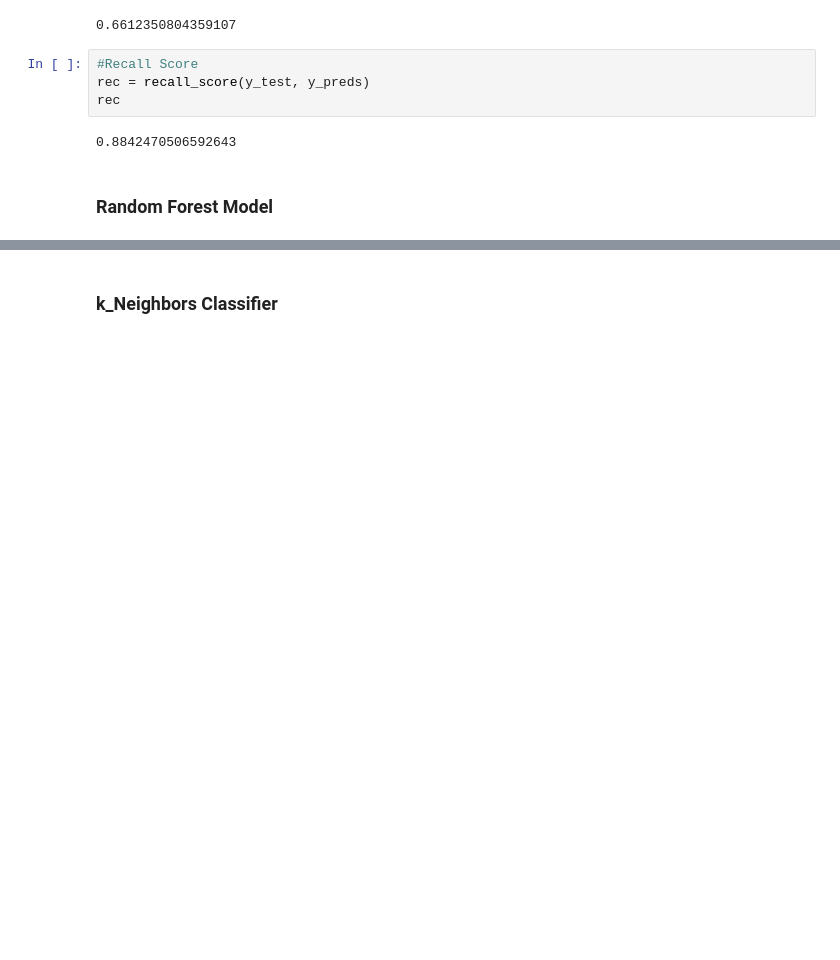
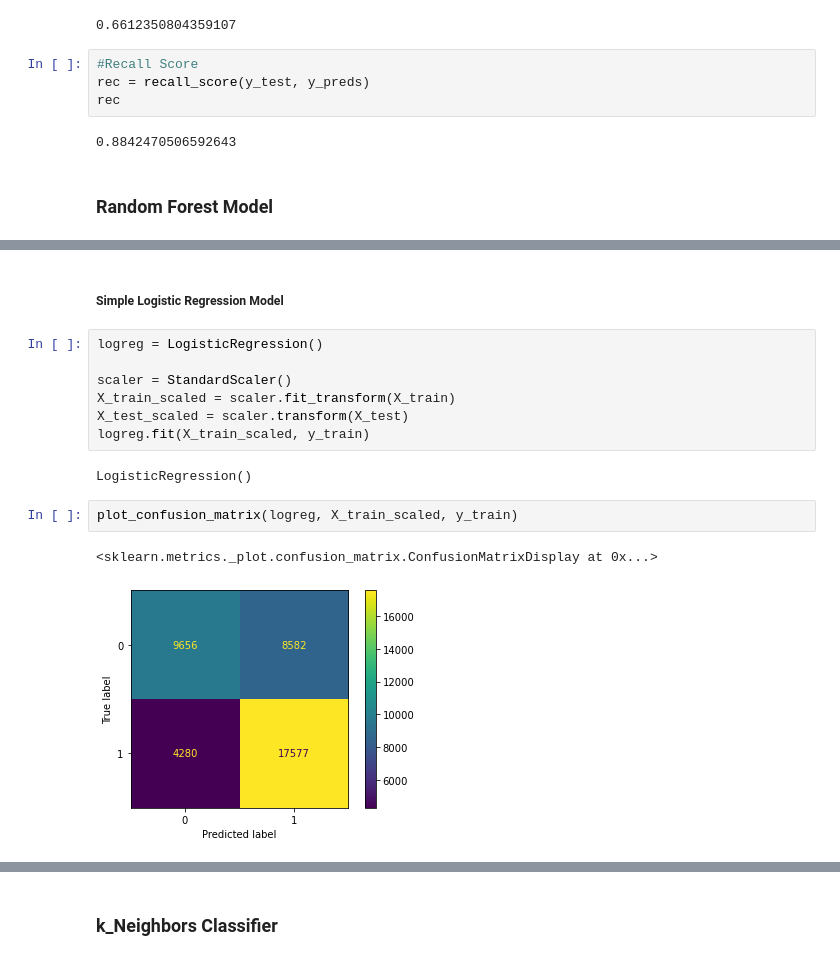
Before and after one commit to djs6478/Well-Project, a Jupyter notebook: Notebooks/Jen/Jen's Notebook.ipynb, the cells around one changed output, grey strips where cells are left out. Saved outputs shown, nothing was run; the diff lists cells and outputs as text; blank space fills up the shorter version.

```diff
--- a/Notebooks/Jen/Jen's Notebook.ipynb
+++ b/Notebooks/Jen/Jen's Notebook.ipynb
@@ -441,0 +454,16 @@ array([0, 0, 1, ..., 1, 0, 0])
+# %% [markdown]
+##### Simple Logistic Regression Model
+# %%
+logreg = LogisticRegression()
+
+scaler = StandardScaler()
+X_train_scaled = scaler.fit_transform(X_train)
+X_test_scaled = scaler.transform(X_test)
+logreg.fit(X_train_scaled, y_train)
+# %% [output]
+LogisticRegression()
+# %%
+plot_confusion_matrix(logreg, X_train_scaled, y_train)
+# %% [output]
+<sklearn.metrics._plot.confusion_matrix.ConfusionMatrixDisplay at 0x...>
+[figure, added]
```
Also changed, not shown: parts of 81 cells of this notebook.
